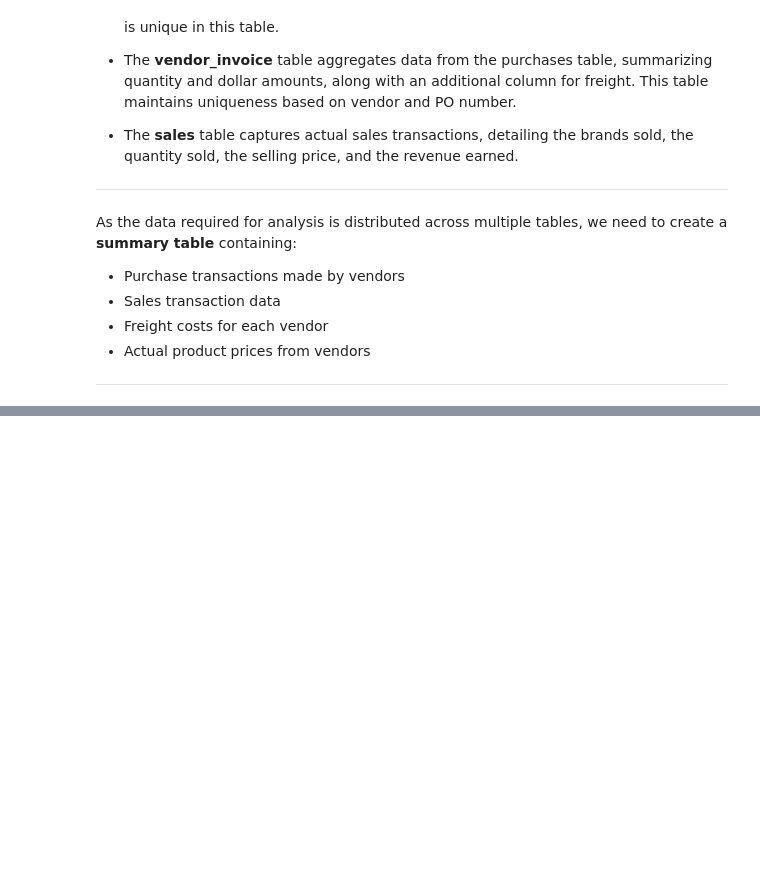
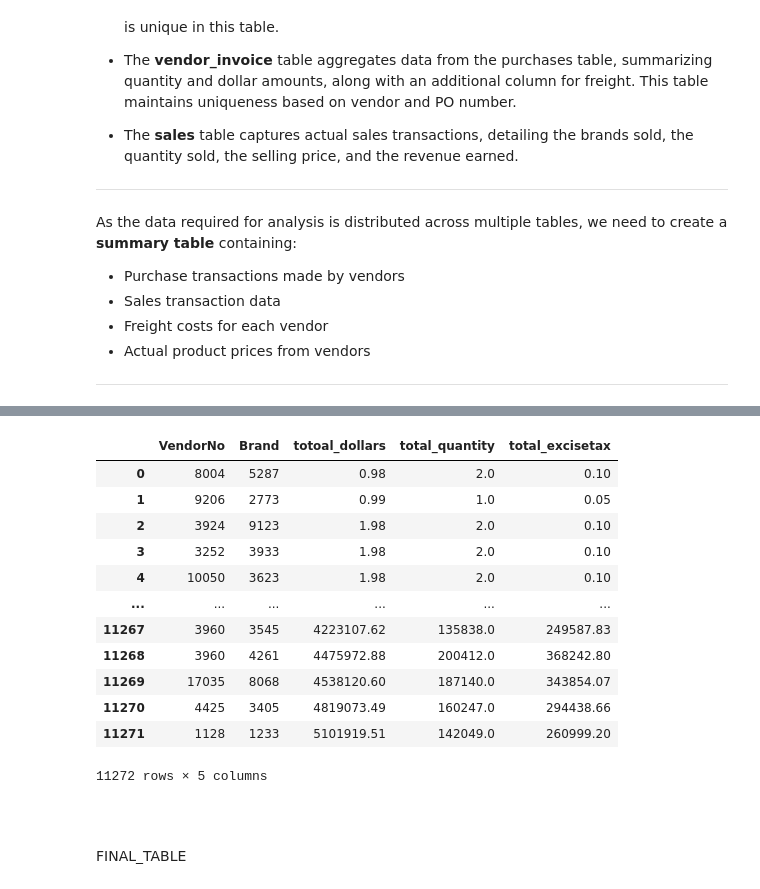
Before and after one commit to layappa/inventory-performance, a Jupyter notebook: Exploratory_Data_Analysis.ipynb, the cells around one changed output, grey strips where cells are left out. Saved outputs shown, nothing was run; the diff lists cells and outputs as text; code cells hidden in the pictures; blank space fills up the shorter version.

```diff
--- a/Exploratory_Data_Analysis.ipynb
+++ b/Exploratory_Data_Analysis.ipynb
@@ -214,0 +302,28 @@ As the data required for analysis is distributed across multiple tables, we need
+# %%
+pd.read_sql('''
+select "VendorNo",
+"Brand",
+sum("SalesDollars") as totoal_dollars,
+sum("SalesQuantity") as total_quantity,
+sum("ExciseTax") as total_ExciseTax
+from sales
+group by "VendorNo" ,"Brand"
+order by totoal_dollars''',conn)
+# %% [output]
+|  | VendorNo | Brand | totoal_dollars | total_quantity | total_excisetax |
+| 0 | 8004 | 5287 | 0.98 | 2.0 | 0.10 |
+| 1 | 9206 | 2773 | 0.99 | 1.0 | 0.05 |
+| 2 | 3924 | 9123 | 1.98 | 2.0 | 0.10 |
+| 3 | 3252 | 3933 | 1.98 | 2.0 | 0.10 |
+| 4 | 10050 | 3623 | 1.98 | 2.0 | 0.10 |
+| ... | ... | ... | ... | ... | ... |
+| 11267 | 3960 | 3545 | 4223107.62 | 135838.0 | 249587.83 |
+| 11268 | 3960 | 4261 | 4475972.88 | 200412.0 | 368242.80 |
+| 11269 | 17035 | 8068 | 4538120.60 | 187140.0 | 343854.07 |
+| 11270 | 4425 | 3405 | 4819073.49 | 160247.0 | 294438.66 |
+| 11271 | 1128 | 1233 | 5101919.51 | 142049.0 | 260999.20 |
+11272 rows × 5 columns
+# %% [markdown]
+#
+# %% [markdown]
+FINAL_TABLE
```
Also changed, not shown: parts of 12 cells of this notebook.
